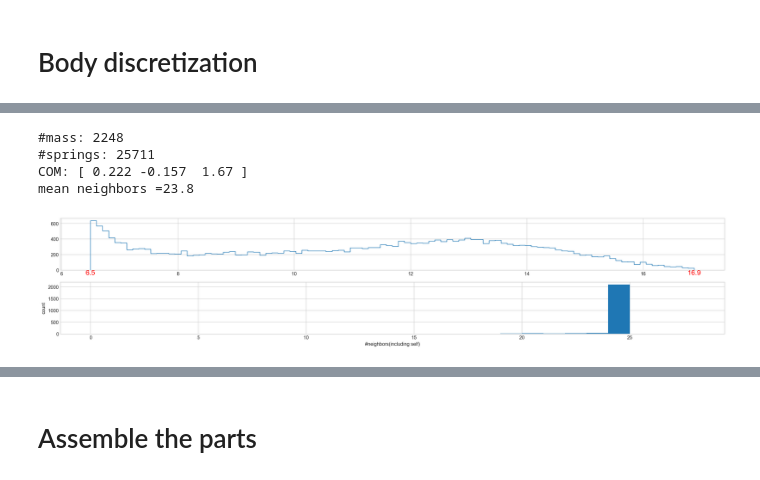
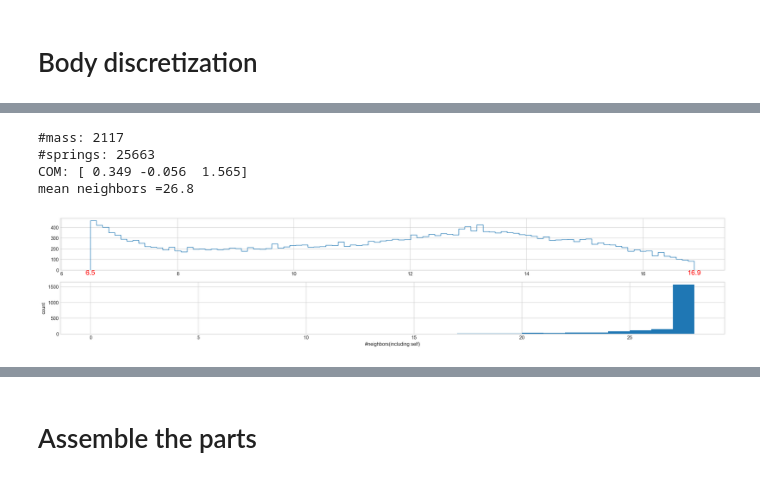
Before and after one commit to boxiXia/FlexipodFast, a Jupyter notebook: src/slicer.ipynb, the cells around one changed output, grey strips where cells are left out. Drawn from its saved outputs; the diff is of its cells as text; code cells hidden in the pictures.

```diff
--- a/src/slicer.ipynb
+++ b/src/slicer.ipynb
@@ -45,7 +47,7 @@ def rotate_view(vis):
 ########## discretization parameters ##############
 radius_poisson = 6.5 # radius for the poisson sampling
 radius_knn = radius_poisson*np.sqrt(3)*1.5
-max_nn = 24 # maximun number of neighbors for a mass point
+max_nn = 26 # maximun number of neighbors for a mass point
 # %% [markdown]
 # Leg Discretization
 # %%
@@ -435,6 +532,5 @@ normal = leg.NormalDirction(t_space)
 # %%
-# downsampling
-import point_cloud_utils as pcu
+## downsampling
 
 # v_leg_down, n_leg_down = pcu.prune_point_cloud_poisson_disk(
 #     v=v_leg, n=n_leg, radius=radius_poisson, best_choice_sampling=False)
@@ -444,18 +540,35 @@ import point_cloud_utils as pcu
 # # o3d.visualization.draw_geometries([pcd_leg_d,coord_frame])
 
 from joblib import Parallel, delayed
-def SamplingHelper(radius_poisson,num_points = 150000):
-    v_leg, n_leg = leg.RandomPoint(num_points)
+# def SamplingHelper(radius_poisson,num_points = 150000):
+#     v_leg, n_leg = leg.RandomPoint(num_points)
+#     v_leg_down, n_leg_down = pcu.prune_point_cloud_poisson_disk(
+#     v=v_leg, n=n_leg, radius=radius_poisson, best_choice_sampling=True)
+#     return v_leg_down
+def SamplingHelper(radius_poisson,num_points = 15000):
+
+    v_leg_in, n_leg_in = leg.RandomPoint(int(num_points*0.885))
+    v_leg_c0, n_leg_c0 = leg.CrossSectionPoint(-1,int(num_points*0.01),flip_normal=True) # left-end surface
+    v_leg_c1, n_leg_c1 = leg.CrossSectionPoint(2,int(num_points*0.005)) # right-end surface
+    v_leg_f, n_leg_f = leg.RandomPoint(int(num_points*0.1), surfaceOnly=True) # main surface
+    v_leg = np.vstack((v_leg_in,v_leg_c0,v_leg_f,v_leg_c1)) # combine points
+    n_leg = np.vstack((n_leg_in, n_leg_c0,n_leg_f,n_leg_c1)) # com
+
     v_leg_down, n_leg_down = pcu.prune_point_cloud_poisson_disk(
     v=v_leg, n=n_leg, radius=radius_poisson, best_choice_sampling=True)
-    return v_leg_down
+    return v_leg_down,n_leg_down
 
 n_jobs = int(multiprocessing.cpu_count()*0.95)
-result = Parallel(n_jobs=n_jobs)(delayed(SamplingHelper)(radius_poisson) for i in range(n_jobs))
+result = Parallel(n_jobs=n_jobs)(delayed(SamplingHelper)(radius_poisson) for i in range(n_jobs*5))
 # find the leg that has the least deviation from the centerline in the first section
-mse_list = [np.linalg.norm(np.mean(v_down[v_down[:,0]<=0],axis=0)[1:]) for v_down in result]
-v_leg_down = result[np.argmin(mse_list)]
+mse_list = [np.linalg.norm(np.mean(v_down[v_down[:,0]<=0],axis=0)[1:]) for v_down,n_down in result]
+v_leg_down,n_leg_down = result[np.argmin(mse_list)]
 
 pcd_leg_d = o3d.geometry.PointCloud()  # down-sampled point cloud data
 pcd_leg_d.points = o3d.utility.Vector3dVector(v_leg_down)
+pcd_leg_d.normals=o3d.utility.Vector3dVector(n_leg_down)
 # o3d.visualization.draw_geometries([pcd_leg_d,coord_frame])
+
+with np.printoptions(precision=3, suppress=True):
+    print("COM at 1st section:",np.mean(v_leg_down[v_leg_down[:,0]<=0],axis=0))
+    print("COM:",np.mean(v_leg_down,axis=0))
@@ -581,8 +780,8 @@ mesh_body_filled = trimesh.load("../mesh/mainbody_v2_simplified_filled.stl", use
 
 #####
 
-# radius_grid = radius_poisson/np.sqrt(3)
-radius_grid = radius_poisson/2.5
+radius_grid = radius_poisson/np.sqrt(3)
+# radius_grid = radius_poisson/2.5
 
 bounds = mesh_body.bounds
 
@@ -689,7 +888,7 @@ pcd_tree = o3d.geometry.KDTreeFlann(pcd_body)
 # [k, idx, _] = pcd_tree.search_radius_vector_3d(pcd_d.points[0], radius*np.sqrt(3)+0.1)
 # neighbors = [np.asarray(pcd_tree.search_radius_vector_3d(point, radius*(np.sqrt(3)+0.01))[1]) for point in xyz_body]
 neighbors = [np.asarray(pcd_tree.search_hybrid_vector_3d(
-    point, radius_knn, max_nn=max_nn)[1]) for point in xyz_body]
+        point, radius_knn, max_nn=28)[1]) for point in xyz_body]
 
 
 def GetEdges(neighbor):
@@ -702,37 +901,37 @@ def GetEdges(neighbor):
     return edges
 
 
-lines_body = np.vstack([GetEdges(neighbor) for neighbor in neighbors])
+lines_body = np.vstack([GetEdges(neighbor[:max_nn]) for neighbor in neighbors])
 
 print("#mass: %i" % xyz_body.shape[0])
 print("#springs: %i" % lines_body.shape[0])
 
 lsd_body = o3d.geometry.LineSet()
 lsd_body.points = o3d.utility.Vector3dVector(xyz_body)
 lsd_body.lines = o3d.utility.Vector2iVector(lines_body)
 
 # lsd_body.paint_uniform_color((0.1,0.1,0.1))
 with np.printoptions(precision=3, suppress=True):
     print("COM:", np.mean(xyz_body, axis=0))
 
 # plottig the distribution of the lenght of springs
 fig, ax = plt.subplots(2,1,figsize=(20,4))
 hist,bin_edges,_ = ax[0].hist(np.linalg.norm(xyz_body[lines_body[:,0]] - xyz_body[lines_body[:,1]],axis=1),bins=100,histtype="step")
 ax[0].text(bin_edges[0],0,f"{bin_edges[0]:.1f}",ha="center",va="top",fontsize="x-large",color='r')
 ax[0].text(bin_edges[-1],0,f"{bin_edges[-1]:.1f}",ha="center",va="top",fontsize="x-large",color='r')
 
 
 # check the #of neighbors
 neighbor_counts = np.array([len(neighbor) for neighbor in neighbors])
 print(f"mean neighbors ={np.mean(neighbor_counts):.1f}")
 hist,bin_edges,patches =ax[1].hist(neighbor_counts,bins=28,range=(0,28))
 ax[1].set_xlabel("#neighbors(including self)")
 ax[1].set_ylabel("count")
 plt.tight_layout()
 plt.show()
 # %% [output]
-#mass: 2248
-#springs: 25711
-COM: [ 0.222 -0.157  1.67 ]
-mean neighbors =23.8
+#mass: 2117
+#springs: 25663
+COM: [ 0.349 -0.056  1.565]
+mean neighbors =26.8
-[figure, old version]
+[figure, new version]
```
Also changed, not shown: parts of 41 cells of this notebook, 4 other files.
